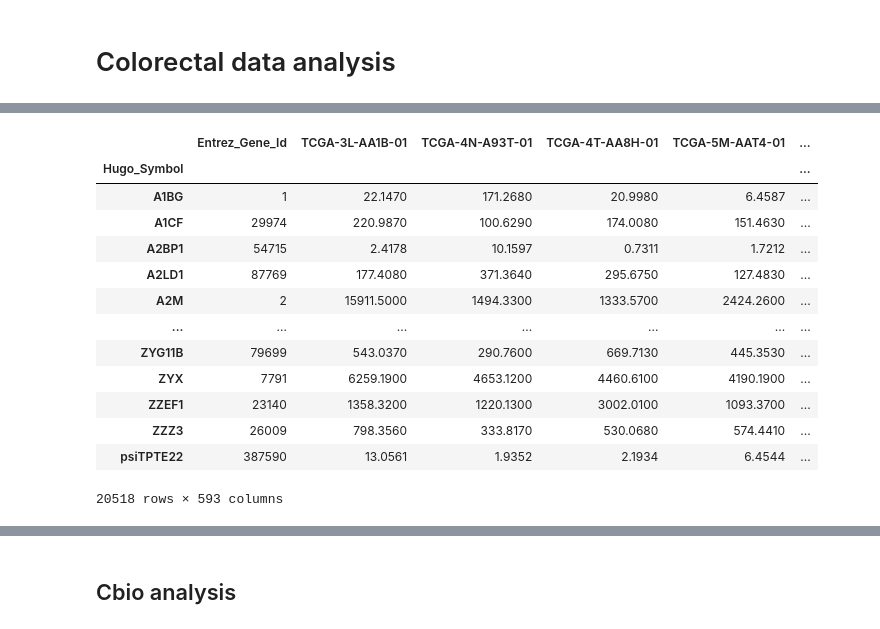
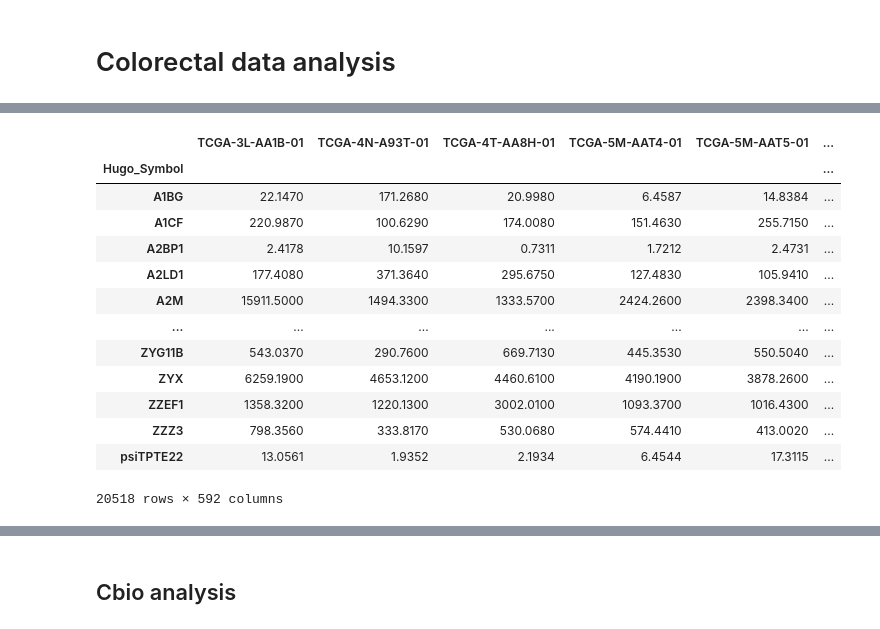
Before and after one commit to shanghongsim/NRF2-PARP1-Bioinformatics, a Jupyter notebook: RRM2B plots.ipynb, the cells around one changed output, grey strips where cells are left out. Drawn from its saved outputs; the diff is of its cells as text; code cells hidden in the pictures.

```diff
--- a/RRM2B plots.ipynb
+++ b/RRM2B plots.ipynb
@@ -53,20 +43,21 @@ xena
 # %%
 # from cbioportal
-cbio = pd.read_csv("COADREAD_data_mrna_seq_v2_rsem.txt", index_col=0, sep = "\t")
+cbio = pd.read_csv("./data/COADREAD_data_mrna_seq_v2_rsem.txt", index_col=0, sep = "\t").drop(["Entrez_Gene_Id"], axis=1) # gene x patient
 cbio = cbio[cbio.index.notnull()]
-cbio.sort_index()
+cbio.sort_index(inplace=True) # genes x patients
+cbio
 # %% [output]
-|  | Entrez_Gene_Id | TCGA-3L-AA1B-01 | TCGA-4N-A93T-01 | TCGA-4T-AA8H-01 | TCGA-5M-AAT4-01 | ... |
+|  | TCGA-3L-AA1B-01 | TCGA-4N-A93T-01 | TCGA-4T-AA8H-01 | TCGA-5M-AAT4-01 | TCGA-5M-AAT5-01 | ... |
 | Hugo_Symbol |  |  |  |  |  | ... |
-| A1BG | 1 | 22.1470 | 171.2680 | 20.9980 | 6.4587 | ... |
-| A1CF | 29974 | 220.9870 | 100.6290 | 174.0080 | 151.4630 | ... |
-| A2BP1 | 54715 | 2.4178 | 10.1597 | 0.7311 | 1.7212 | ... |
-| A2LD1 | 87769 | 177.4080 | 371.3640 | 295.6750 | 127.4830 | ... |
-| A2M | 2 | 15911.5000 | 1494.3300 | 1333.5700 | 2424.2600 | ... |
+| A1BG | 22.1470 | 171.2680 | 20.9980 | 6.4587 | 14.8384 | ... |
+| A1CF | 220.9870 | 100.6290 | 174.0080 | 151.4630 | 255.7150 | ... |
+| A2BP1 | 2.4178 | 10.1597 | 0.7311 | 1.7212 | 2.4731 | ... |
+| A2LD1 | 177.4080 | 371.3640 | 295.6750 | 127.4830 | 105.9410 | ... |
+| A2M | 15911.5000 | 1494.3300 | 1333.5700 | 2424.2600 | 2398.3400 | ... |
 | ... | ... | ... | ... | ... | ... | ... |
-| ZYG11B | 79699 | 543.0370 | 290.7600 | 669.7130 | 445.3530 | ... |
-| ZYX | 7791 | 6259.1900 | 4653.1200 | 4460.6100 | 4190.1900 | ... |
-| ZZEF1 | 23140 | 1358.3200 | 1220.1300 | 3002.0100 | 1093.3700 | ... |
-| ZZZ3 | 26009 | 798.3560 | 333.8170 | 530.0680 | 574.4410 | ... |
-| psiTPTE22 | 387590 | 13.0561 | 1.9352 | 2.1934 | 6.4544 | ... |
+| ZYG11B | 543.0370 | 290.7600 | 669.7130 | 445.3530 | 550.5040 | ... |
+| ZYX | 6259.1900 | 4653.1200 | 4460.6100 | 4190.1900 | 3878.2600 | ... |
+| ZZEF1 | 1358.3200 | 1220.1300 | 3002.0100 | 1093.3700 | 1016.4300 | ... |
+| ZZZ3 | 798.3560 | 333.8170 | 530.0680 | 574.4410 | 413.0020 | ... |
+| psiTPTE22 | 13.0561 | 1.9352 | 2.1934 | 6.4544 | 17.3115 | ... |
-20518 rows × 593 columns
+20518 rows × 592 columns
```
Also changed, not shown: parts of 46 cells of this notebook, 10 other files.
